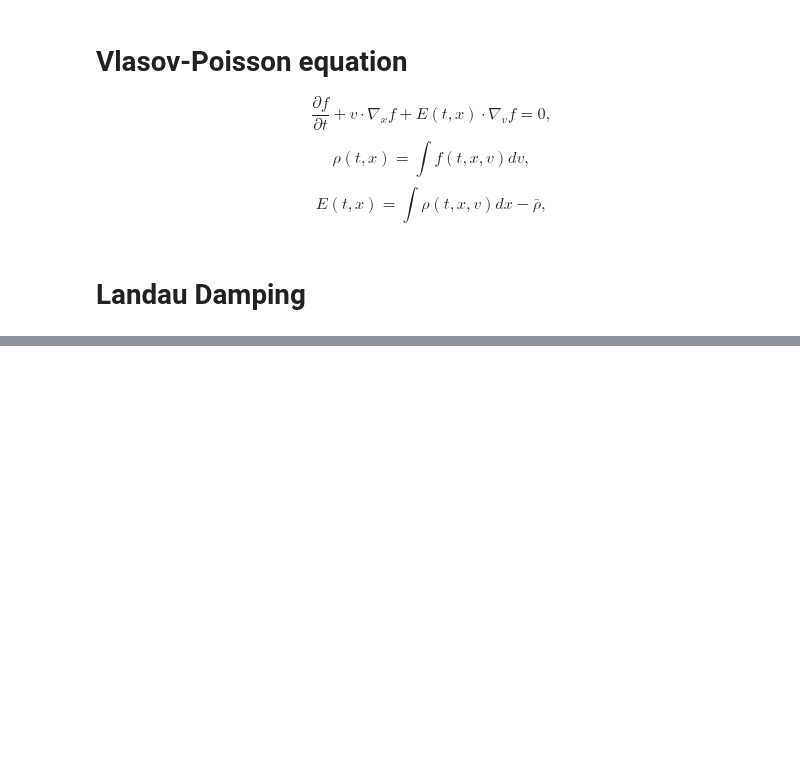
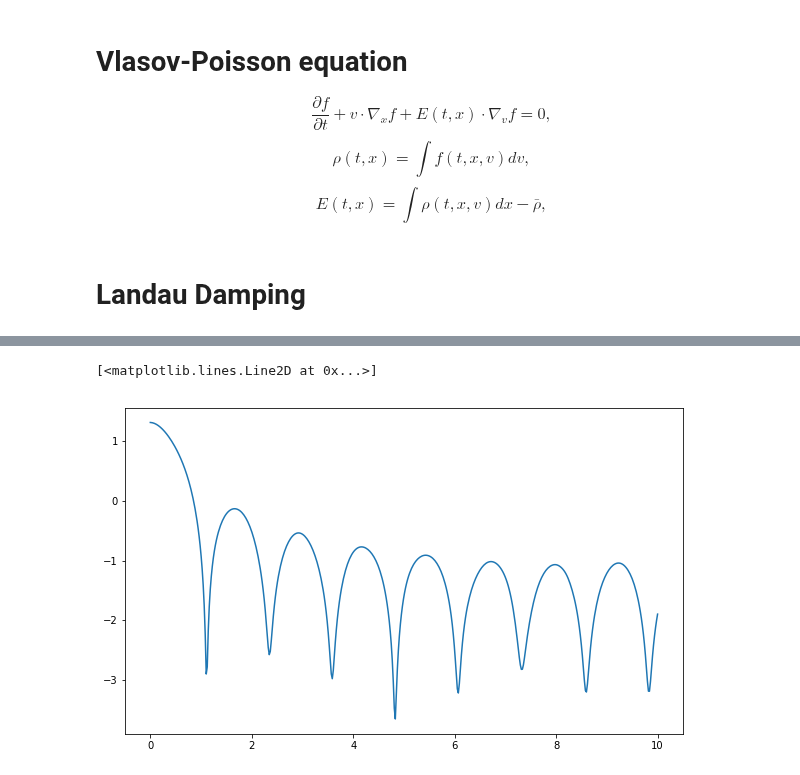
Before and after one commit to pnavaro/math-python, a Jupyter notebook: 40.LandauDamping.ipynb, the cells around one changed output, grey strips where cells are left out. Saved outputs shown, nothing was run; the diff lists cells and outputs as text; code cells hidden in the pictures; blank space fills up the shorter version.

Commit message:
Add Eric version of Vlasov-Poisson

```diff
--- a/40.LandauDamping.ipynb
+++ b/40.LandauDamping.ipynb
@@ -143,7 +156,7 @@ class Vlasov:
 # Landau Damping
 # %%
 
-sim = Vlasov(xmin = 0.0, xmax = 4*np.pi, nx = 100,
+sim = VlasovPoisson(xmin = 0.0, xmax = 4*np.pi, nx = 100,
              vmin = -6., vmax = 6., nv = 100)
 
 X, V = np.meshgrid(sim.x, sim.v)
@@ -164,15 +177,15 @@ surf = ax.plot_surface(X, V, sim.f, cmap=cm.coolwarm,
 # %%
-dt = 0.05
-
+%%time
+nstep = 500
+t, dt = np.linspace(0.0, 10.0, nstep, retstep=True)
+nrj = []
+print("dt = {}".format(dt))
 sim.advection_x(0.5*dt)
-
-nrj = []
-
-for istep in range(nstep)
+for istep in range(nstep):
     rho = sim.compute_rho()
     e = sim.compute_e(rho)
-    sim.advection_v(dt)
+    sim.advection_v(e, dt)
     sim.advection_x(dt)
-    nrj.append( 0.5*np.log(np.sum(ex*ex)*dx))
-    time = time + dt
+    nrj.append( 0.5*np.log(np.sum(e*e)*sim.dx))
+    if (istep % 10 == 0 ): print(istep,end=',')
 # %% [output]
@@ -179,0 +195,5 @@ SyntaxError: invalid syntax (<ipython-input-64-1e1b2c9b5da7>, line 8)
+# %%
+plt.plot(t, nrj)
+# %% [output]
+[<matplotlib.lines.Line2D at 0x...>]
+[figure, added]
```
Also changed, not shown: parts of 11 cells of this notebook.
